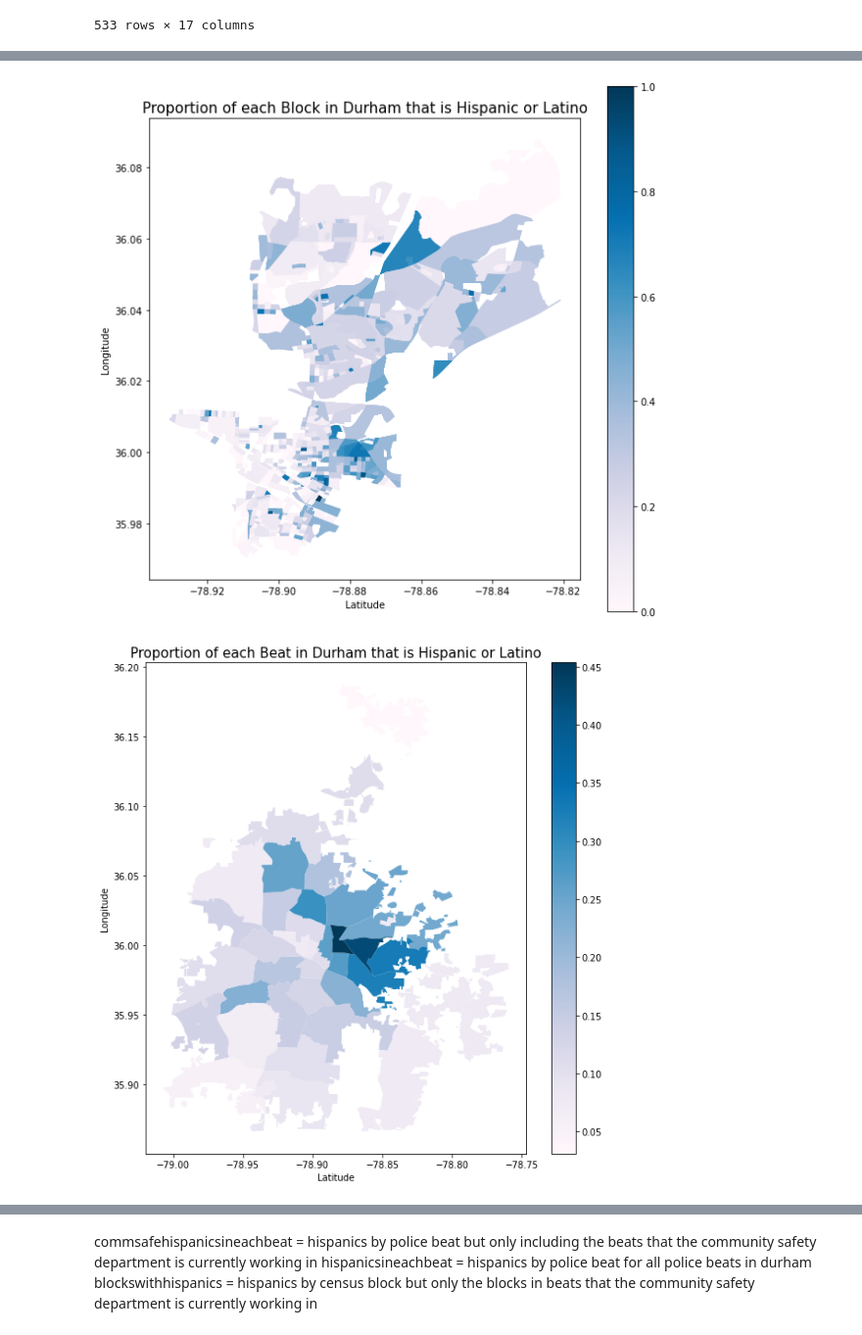
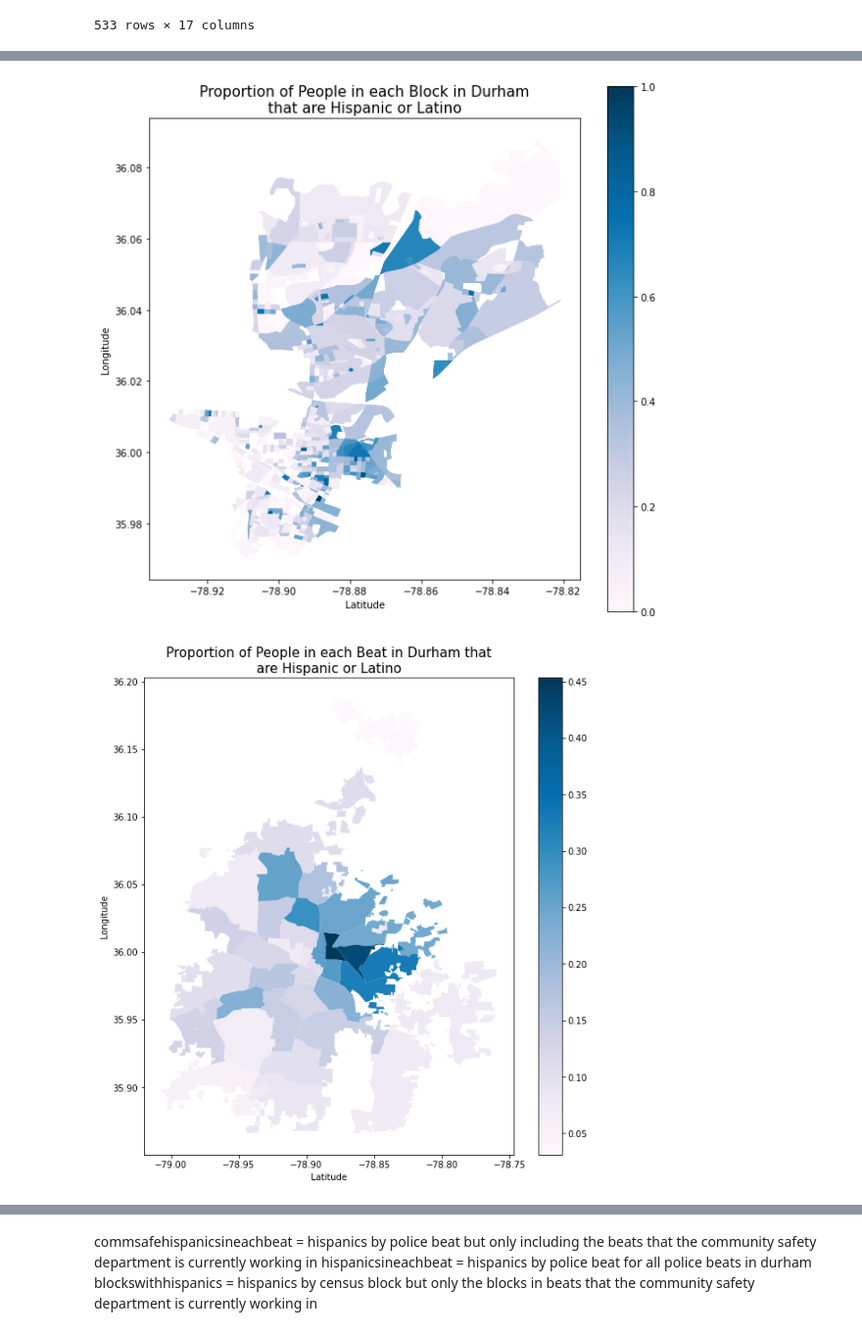
Before and after one commit to sadiesheridan/dataplus-project27-community-safety-durham, a Jupyter notebook: 10_code/hispanicanalysis.ipynb, the cells around one changed output, grey strips where cells are left out. Shown at 98% size. Saved outputs shown, nothing was run; the diff lists cells and outputs as text; code cells hidden in the pictures.

Commit message:
made another hispanic graph

```diff
--- a/10_code/hispanicanalysis.ipynb
+++ b/10_code/hispanicanalysis.ipynb
@@ -187,12 +187,12 @@ blockswithhispanics.plot(column='prophispanic',
                                 cmap="PuBu", ax=ax, aspect=1);
 
 # ax.set(title='Number of Calls by Police Beat')
-plt.title("Proportion of each Block in Durham that is Hispanic or Latino", fontsize = 15)
+plt.title("Proportion of People in each Block in Durham\nthat are Hispanic or Latino", fontsize = 15)
 plt.xlabel("Latitude")
 plt.ylabel("Longitude")
 plt.show()
 # %% [output]
-[figure, old version]
+[figure, new version]
 # %%
 #putting race data into the police beat and block data
 beatswithhispanics = gpd.sjoin(cblockDurhamBeats, durhamhispanicmap)
@@ -203,17 +203,17 @@ hispanicsineachbeat['prophispanic']= hispanicsineachbeat['total_hispanic_or_lati
 # %%
 #Plot chloropleth map with merged data
 fig, ax = plt.subplots(figsize = (10,10))
 hispanicsineachbeat.plot(column='prophispanic',
                                 legend=True,
                                 cmap="PuBu", ax=ax, aspect=1);
 
 # ax.set(title='Number of Calls by Police Beat')
-plt.title("Proportion of each Beat in Durham that is Hispanic or Latino", fontsize = 15)
+plt.title("Proportion of People in each Beat in Durham that\nare Hispanic or Latino", fontsize = 15)
 plt.xlabel("Latitude")
 plt.ylabel("Longitude")
 plt.show()
 # %% [output]
-[figure, old version]
+[figure, new version]
 # %%
 commsafebeatswithhispanics = gpd.sjoin(cblockcommsafebeats, durhamhispanicmap)
 commsafepopsumbybeat = commsafebeatswithhispanics.groupby('Beat', as_index=False).sum()
```
Also changed, not shown: parts of 2 cells of this notebook.
